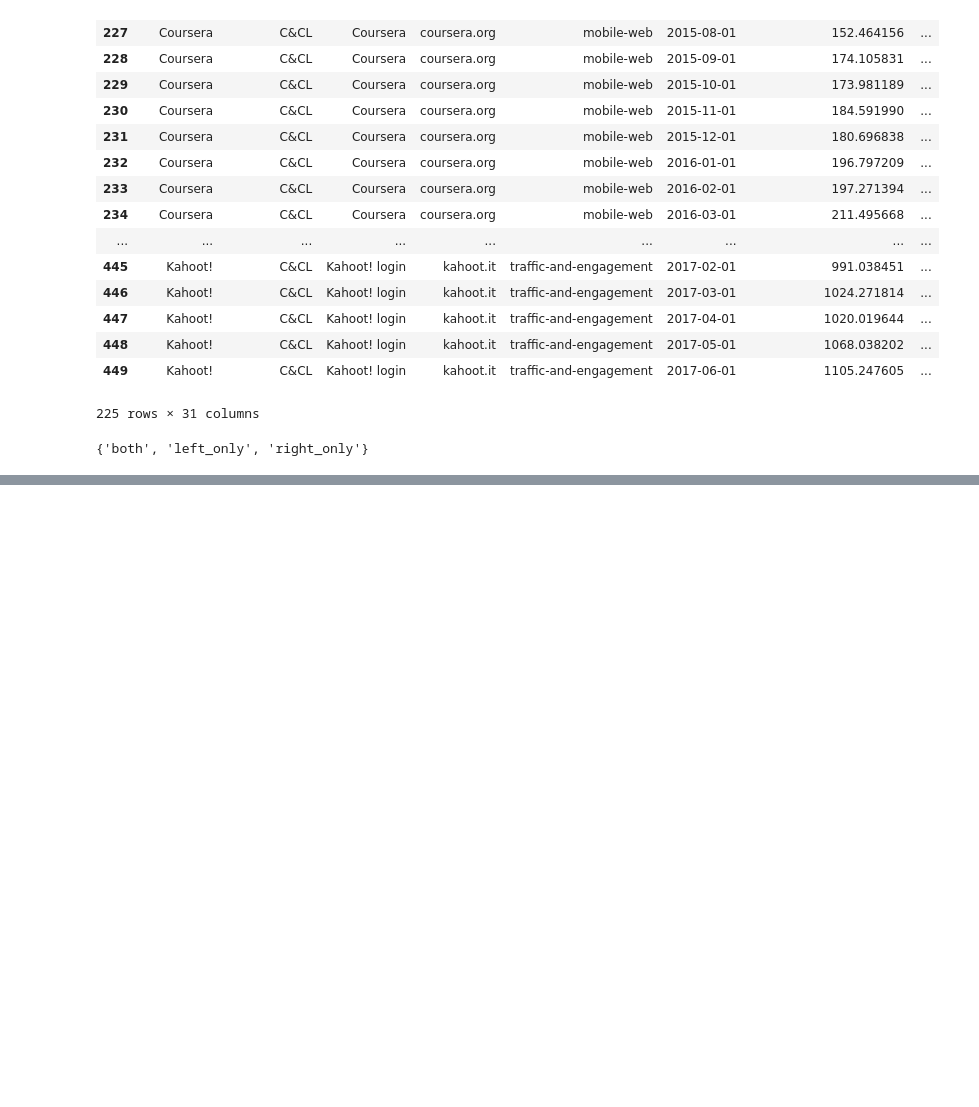
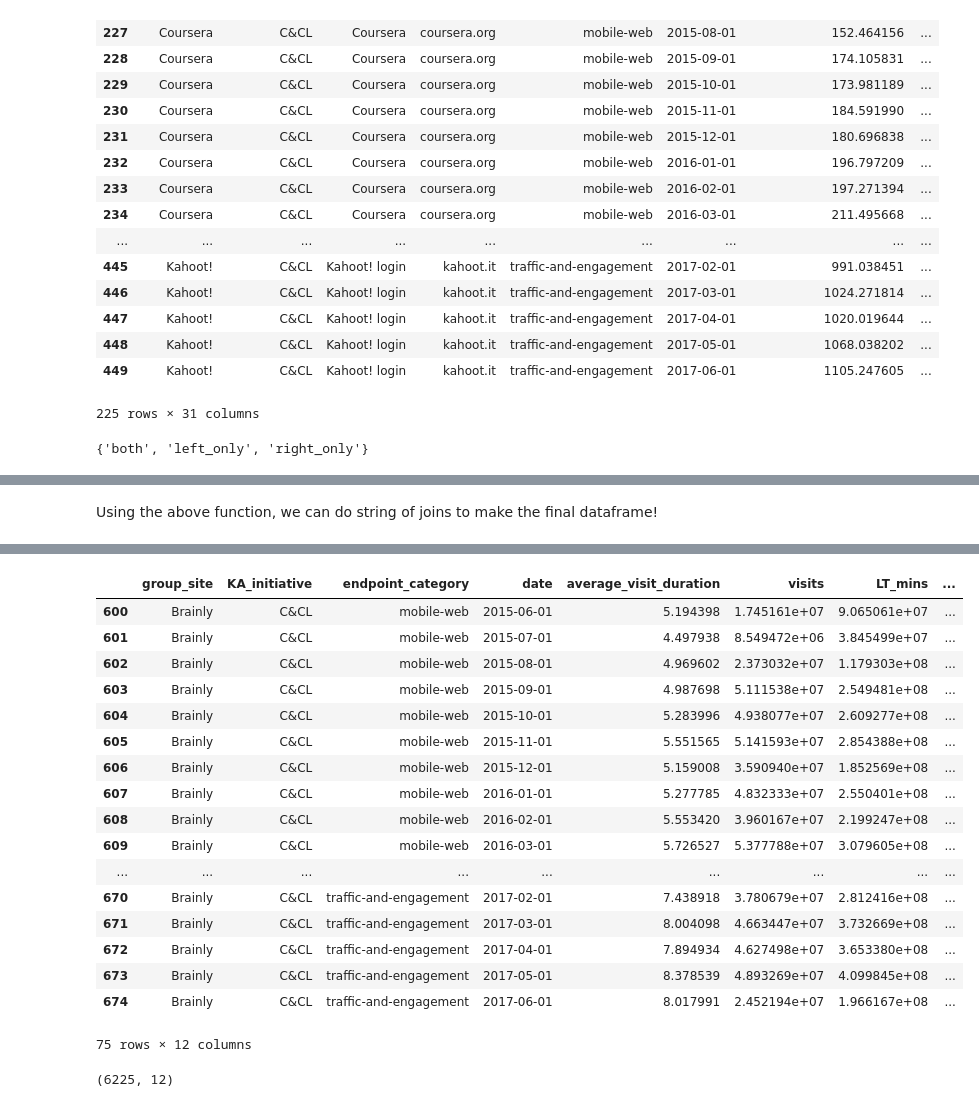
Before and after one commit to Per48edjes/KA-CAD, a Jupyter notebook: Data Source Auditor.ipynb, the cells around one changed output, grey strips where cells are left out. Cells and saved outputs as stored; diff of their text form; code cells hidden in the pictures; blank space fills up the shorter version.

```diff
--- a/Data Source Auditor.ipynb
+++ b/Data Source Auditor.ipynb
@@ -400,0 +529,21 @@ set(merged['_merge'].values)
+# %% [markdown]
+Using the above function, we can do string of joins to make the final dataframe!
+# %%
+def TTMdf_joiner(df, *args):
+
+    indexed_df = df.set_index(['group_site',  'KA_initiative', 'endpoint_category', 'date'])
+
+    # Generate 'TTMdf's; add to list
+    TTMdf_dict = {}
+    for func in args:
+        TTMdf_dict[func.__name__] = TTMer(df, func)
+
+    # Do joins into final dataframe
+    for k, v in TTMdf_dict.items():
+        indexed_df = indexed_df.join(v, how='left', rsuffix='_TTM_'+k)
+
+    return indexed_df.reset_index()
+
+monthly_and_TTM_table = TTMdf_joiner(df, pd.core.window.Rolling.sum)#, pd.core.window.Rolling.mean)
+monthly_and_TTM_table[monthly_and_TTM_table['group_site'] == 'Brainly']
+# %% [output]
@@ -400,0 +551,22 @@ set(merged['_merge'].values)
+|  | group_site | KA_initiative | endpoint_category | date | average_visit_duration | visits | LT_mins | ... |
+| 600 | Brainly | C&CL | mobile-web | 2015-06-01 | 5.194398 | 1.745161e+07 | 9.065061e+07 | ... |
+| 601 | Brainly | C&CL | mobile-web | 2015-07-01 | 4.497938 | 8.549472e+06 | 3.845499e+07 | ... |
+| 602 | Brainly | C&CL | mobile-web | 2015-08-01 | 4.969602 | 2.373032e+07 | 1.179303e+08 | ... |
+| 603 | Brainly | C&CL | mobile-web | 2015-09-01 | 4.987698 | 5.111538e+07 | 2.549481e+08 | ... |
+| 604 | Brainly | C&CL | mobile-web | 2015-10-01 | 5.283996 | 4.938077e+07 | 2.609277e+08 | ... |
+| 605 | Brainly | C&CL | mobile-web | 2015-11-01 | 5.551565 | 5.141593e+07 | 2.854388e+08 | ... |
+| 606 | Brainly | C&CL | mobile-web | 2015-12-01 | 5.159008 | 3.590940e+07 | 1.852569e+08 | ... |
+| 607 | Brainly | C&CL | mobile-web | 2016-01-01 | 5.277785 | 4.832333e+07 | 2.550401e+08 | ... |
+| 608 | Brainly | C&CL | mobile-web | 2016-02-01 | 5.553420 | 3.960167e+07 | 2.199247e+08 | ... |
+| 609 | Brainly | C&CL | mobile-web | 2016-03-01 | 5.726527 | 5.377788e+07 | 3.079605e+08 | ... |
+| ... | ... | ... | ... | ... | ... | ... | ... | ... |
+| 670 | Brainly | C&CL | traffic-and-engagement | 2017-02-01 | 7.438918 | 3.780679e+07 | 2.812416e+08 | ... |
+| 671 | Brainly | C&CL | traffic-and-engagement | 2017-03-01 | 8.004098 | 4.663447e+07 | 3.732669e+08 | ... |
+| 672 | Brainly | C&CL | traffic-and-engagement | 2017-04-01 | 7.894934 | 4.627498e+07 | 3.653380e+08 | ... |
+| 673 | Brainly | C&CL | traffic-and-engagement | 2017-05-01 | 8.378539 | 4.893269e+07 | 4.099845e+08 | ... |
+| 674 | Brainly | C&CL | traffic-and-engagement | 2017-06-01 | 8.017991 | 2.452194e+07 | 1.966167e+08 | ... |
+75 rows × 12 columns
+# %%
+monthly_and_TTM_table.shape
+# %% [output]
+(6225, 12)
```
Also changed, not shown: parts of 16 cells of this notebook.
